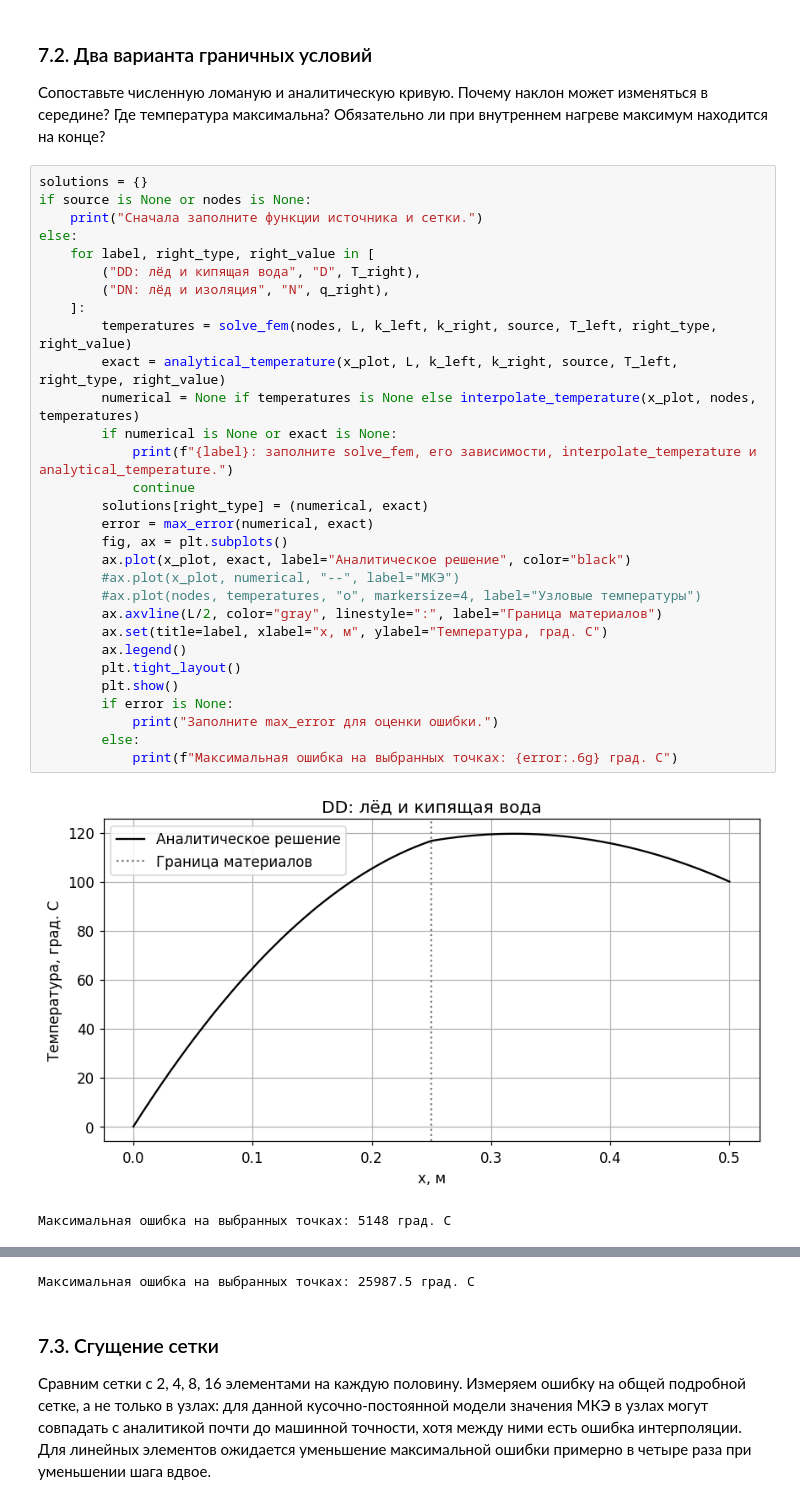
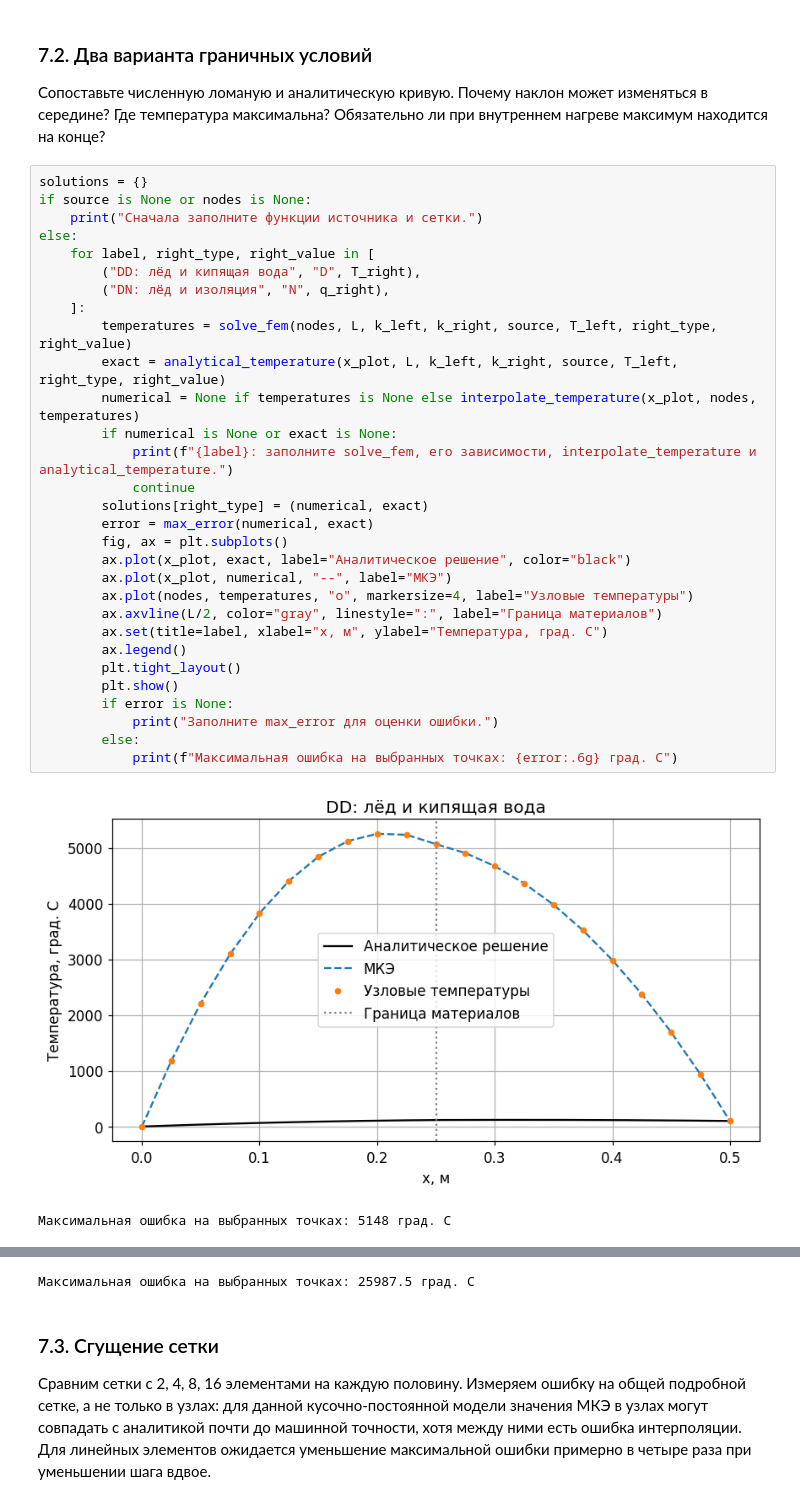
Before and after one commit to MalVA0710/FEM, a Jupyter notebook: FEMTask_Vlad.ipynb, the cells around one changed output, grey strips where cells are left out. Drawn from its saved outputs; the diff is of its cells as text.

Commit message:
some new graphs

```diff
--- a/FEMTask_Vlad.ipynb
+++ b/FEMTask_Vlad.ipynb
@@ -501,33 +501,33 @@ else:
 # %%
 solutions = {}
 if source is None or nodes is None:
     print("Сначала заполните функции источника и сетки.")
 else:
     for label, right_type, right_value in [
         ("DD: лёд и кипящая вода", "D", T_right),
         ("DN: лёд и изоляция", "N", q_right),
     ]:
         temperatures = solve_fem(nodes, L, k_left, k_right, source, T_left, right_type, right_value)
         exact = analytical_temperature(x_plot, L, k_left, k_right, source, T_left, right_type, right_value)
         numerical = None if temperatures is None else interpolate_temperature(x_plot, nodes, temperatures)
         if numerical is None or exact is None:
             print(f"{label}: заполните solve_fem, его зависимости, interpolate_temperature и analytical_temperature.")
             continue
         solutions[right_type] = (numerical, exact)
         error = max_error(numerical, exact)
         fig, ax = plt.subplots()
         ax.plot(x_plot, exact, label="Аналитическое решение", color="black")
-        #ax.plot(x_plot, numerical, "--", label="МКЭ")
-        #ax.plot(nodes, temperatures, "o", markersize=4, label="Узловые температуры")
+        ax.plot(x_plot, numerical, "--", label="МКЭ")
+        ax.plot(nodes, temperatures, "o", markersize=4, label="Узловые температуры")
         ax.axvline(L/2, color="gray", linestyle=":", label="Граница материалов")
         ax.set(title=label, xlabel="x, м", ylabel="Температура, град. C")
         ax.legend()
         plt.tight_layout()
         plt.show()
         if error is None:
             print("Заполните max_error для оценки ошибки.")
         else:
             print(f"Максимальная ошибка на выбранных точках: {error:.6g} град. C")
 # %% [output]
-[figure, old version]
+[figure, new version]
 Максимальная ошибка на выбранных точках: 5148 град. C
```
Also changed, not shown: parts of 1 cell of this notebook.
